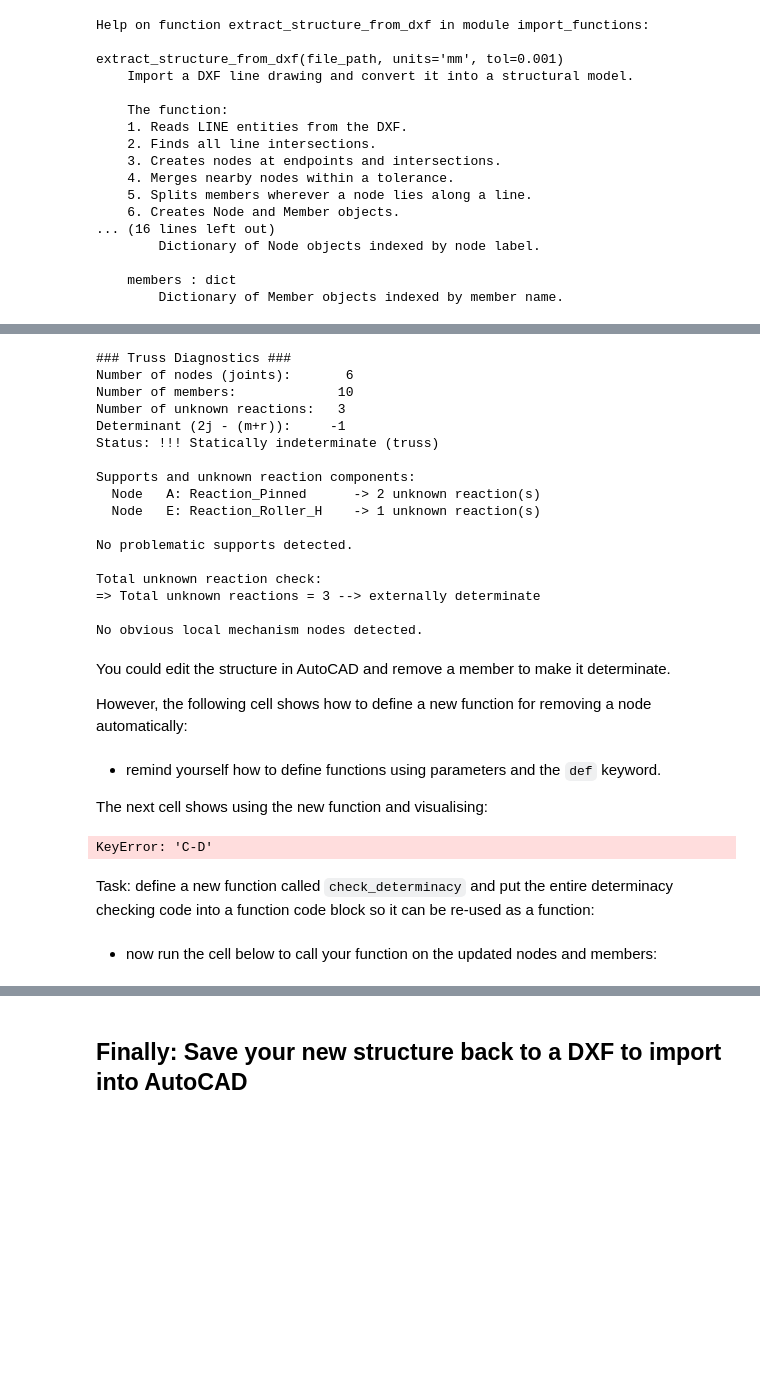
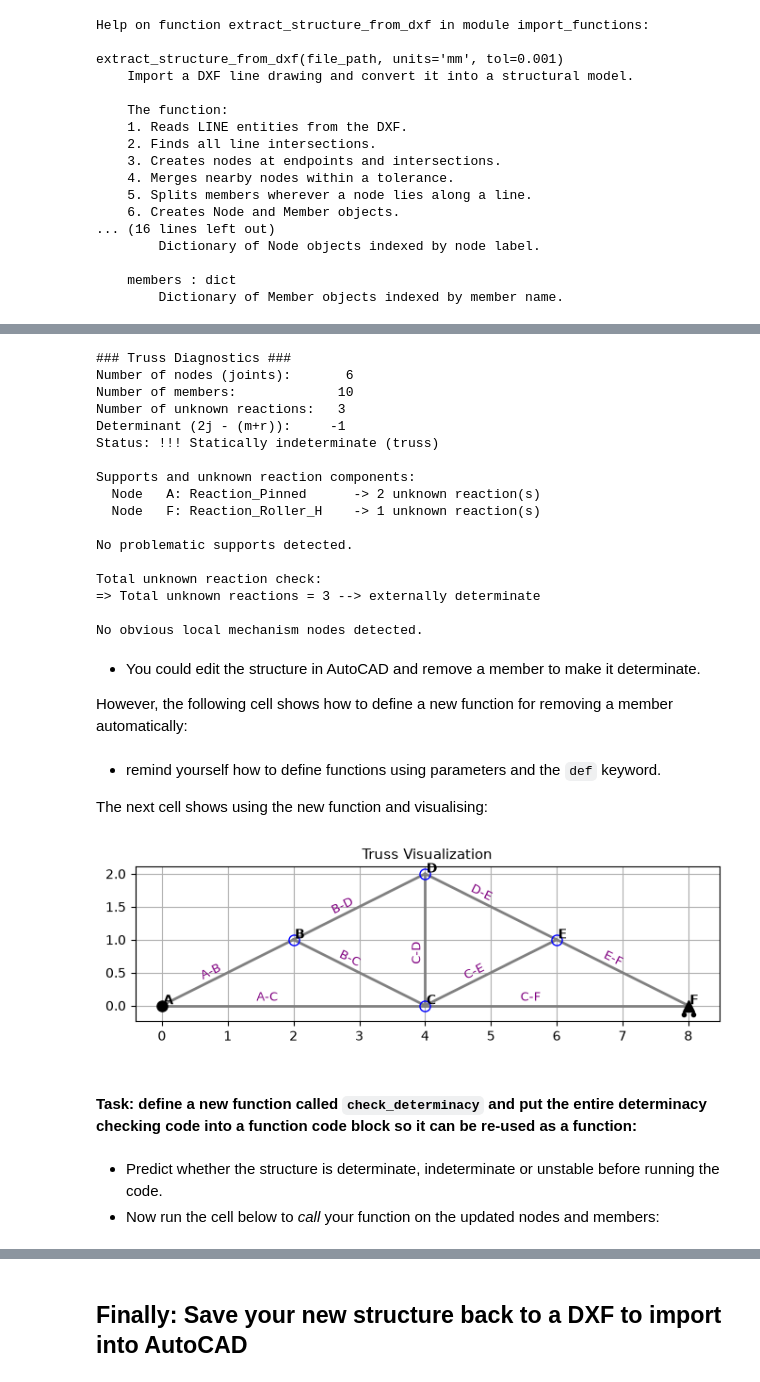
Before and after one commit to AR10498/AR1-Design-Project, a Jupyter notebook: AR10498_Part1_2027.ipynb, the cells around one changed output, grey strips where cells are left out. Saved outputs shown, nothing was run; the diff lists cells and outputs as text; code cells hidden in the pictures; blank space fills up the shorter version.

```diff
--- a/AR10498_Part1_2027.ipynb
+++ b/AR10498_Part1_2027.ipynb
@@ -101,0 +90,8 @@ F (8.0, 0.0, 0.0) ['D', 'E']
+# %%
+m = members['A-B']
+
+membername = m.name
+membervec = m.vector
+memberlength = m.length
+
+print(membername, membervec, memberlength)
@@ -204,9 +284,8 @@ problem_supports = []
 for label, n in nodes.items():
     cond = n.condition
     if n.unknowns > 0:
-        unknowns = n.unknowns
-        print(f"  Node {label:>3}: {cond:20} -> {unknowns} unknown reaction(s)")
-        if unknowns > 2:
+        print(f"  Node {label:>3}: {cond:20} -> {n.unknowns} unknown reaction(s)")
+        if n.unknowns > 2:
             problem_supports.append((label, cond, "Too many unknown reactions → may cause indeterminacy"))
 
 if problem_supports:
@@ -251,7 +330,7 @@ Status: !!! Statically indeterminate (truss)
 
 Supports and unknown reaction components:
   Node   A: Reaction_Pinned      -> 2 unknown reaction(s)
-  Node   E: Reaction_Roller_H    -> 1 unknown reaction(s)
+  Node   F: Reaction_Roller_H    -> 1 unknown reaction(s)
 
 No problematic supports detected.
 
@@ -260,9 +339,9 @@ Total unknown reaction check:
 
 No obvious local mechanism nodes detected.
 # %% [markdown]
-You could edit the structure in AutoCAD and remove a member to make it determinate.
+* You could edit the structure in AutoCAD and remove a member to make it determinate.
 
-However, the following cell shows how to define a new function for removing a node automatically:
+However, the following cell shows how to define a new function for removing a member automatically:
 # %%
 def remove_member(nodes, members, member_name):
     # remove the member from the dictionary of members
@@ -280,12 +359,12 @@ def remove_member(nodes, members, member_name):
 
 The next cell shows using the new function and visualising:
 # %%
-remove_member(nodes, members, "C-D")
+remove_member(nodes, members, "B-E")
 fig,ax = visualize_truss(nodes, members, textscale=1, show_node_labels=True, show_member_labels=True)
 # %% [output]
-KeyError: 'C-D'
+[figure, added]
 # %% [markdown]
-Task: define a new function called `check_determinacy` and put the entire determinacy checking code into a function code block so it can be re-used as a function:
+#### **Task:** define a new function called `check_determinacy` and put the entire determinacy checking code into a function code block so it can be re-used as a function:
 # %%
 # define a function name here
     # the code for the
@@ -294,4 +443,5 @@ Task: define a new function called `check_determinacy` and put the entire determ
 # %% [markdown]
-* now run the cell below to call your function on the updated nodes and members:
+* Predict whether the structure is determinate, indeterminate or unstable before running the code.
+* Now run the cell below to _call_ your function on the updated nodes and members:
 # %%
 check_determinacy(nodes, members)
```
Also changed, not shown: parts of 26 cells of this notebook, 9 other files.
